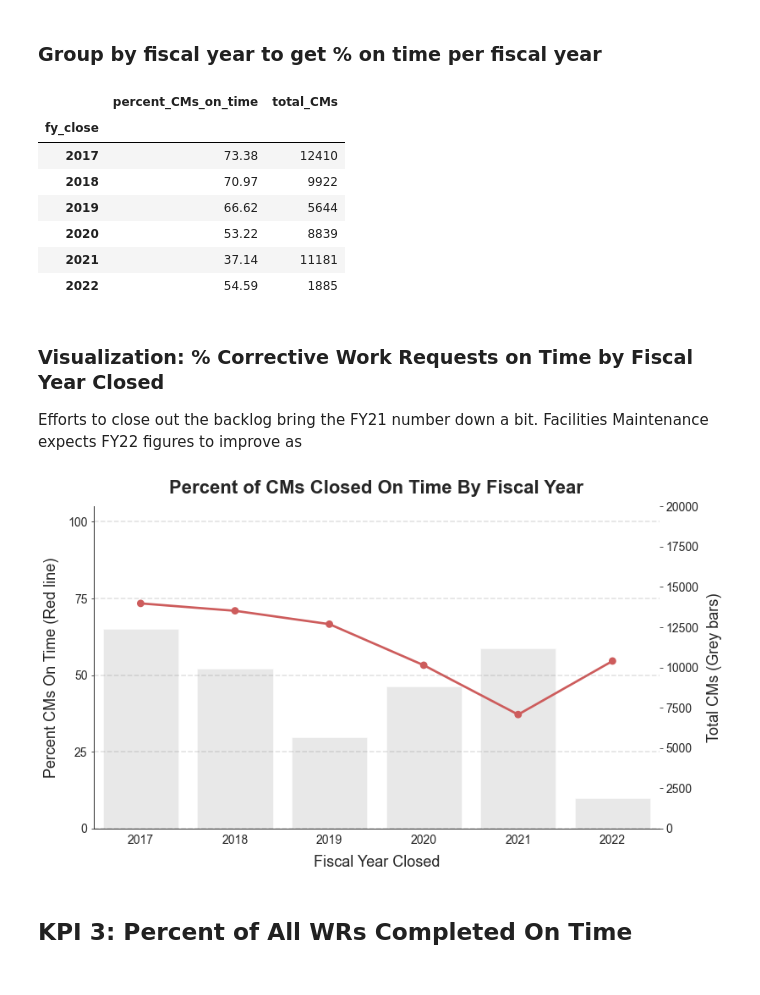
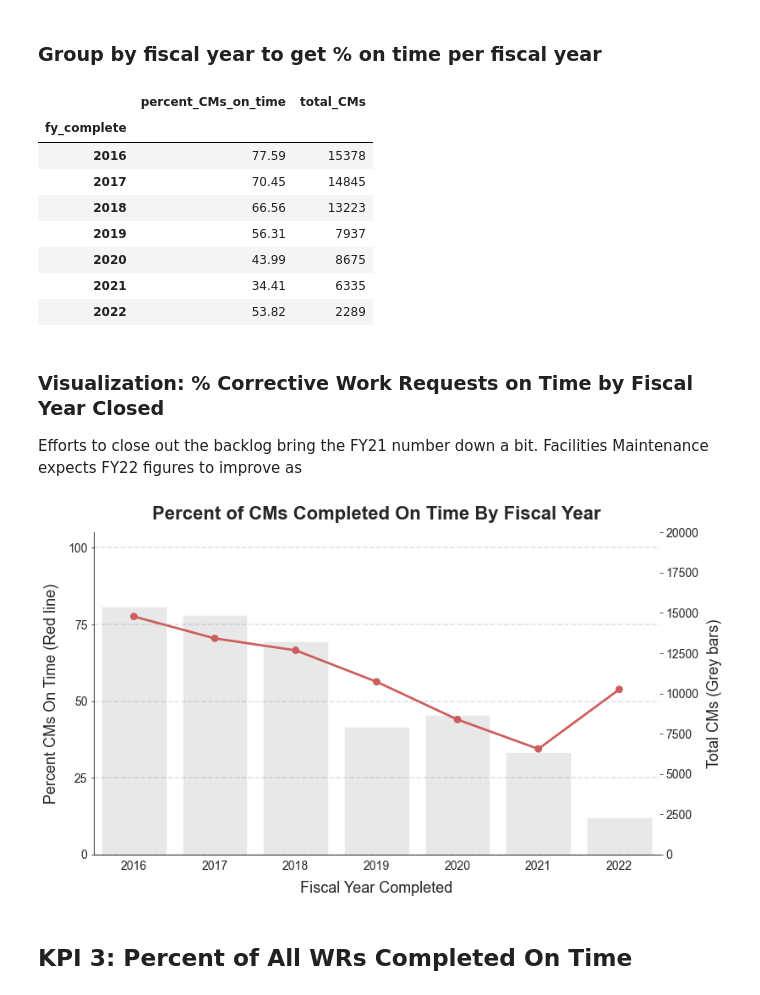
Before and after one commit to department-of-general-services/KPI_central, a Jupyter notebook: notebooks/FMD_scorecard.ipynb, the cells around one changed output. Cells and saved outputs as stored; diff of their text form; code cells hidden in the pictures.

```diff
--- a/notebooks/FMD_scorecard.ipynb
+++ b/notebooks/FMD_scorecard.ipynb
@@ -285,37 +285,38 @@ df_cm.sample(6, random_state=444)[
 ### Group by fiscal year to get % on time per fiscal year
 # %%
 cm_compliance = compute_kpi_table(
-    df_cm, "percent_CMs_on_time", "total_CMs", grouping_var="fy_close"
+    df_cm, "percent_CMs_on_time", "total_CMs", grouping_var="fy_complete"
 )
 cm_compliance
 # %% [output]
 |  | percent_CMs_on_time | total_CMs |
-| fy_close |  |  |
-| 2017 | 73.38 | 12410 |
-| 2018 | 70.97 | 9922 |
-| 2019 | 66.62 | 5644 |
-| 2020 | 53.22 | 8839 |
-| 2021 | 37.14 | 11181 |
-| 2022 | 54.59 | 1885 |
+| fy_complete |  |  |
+| 2016 | 77.59 | 15378 |
+| 2017 | 70.45 | 14845 |
+| 2018 | 66.56 | 13223 |
+| 2019 | 56.31 | 7937 |
+| 2020 | 43.99 | 8675 |
+| 2021 | 34.41 | 6335 |
+| 2022 | 53.82 | 2289 |
 # %% [markdown]
 ### Visualization: % Corrective Work Requests on Time by Fiscal Year Closed
 Efforts to close out the backlog bring the FY21 number down a bit. Facilities Maintenance expects FY22 figures to improve as
 # %%
 pointplot_with_barplot(
     cm_compliance,
     x=cm_compliance.index,
     point_y="percent_CMs_on_time",
     bar_y="total_CMs",
     yaxis_freq_bar=2500,
     yaxis_freq_point=25,
     ymax_bar=20_000,
-    xlabel="Fiscal Year Closed",
+    xlabel="Fiscal Year Completed",
     ylabel_point="Percent CMs On Time (Red line)",
     ylabel_bar="Total CMs (Grey bars)",
-    title="Percent of CMs Closed On Time By Fiscal Year",
+    title="Percent of CMs Completed On Time By Fiscal Year",
 )
 # %% [output]
-[figure, old version]
+[figure, new version]
 # %% [markdown]
 ## KPI 3: Percent of All WRs Completed On Time
 # %% [markdown]
```
Also changed, not shown: parts of 22 cells of this notebook, 1 other file.
